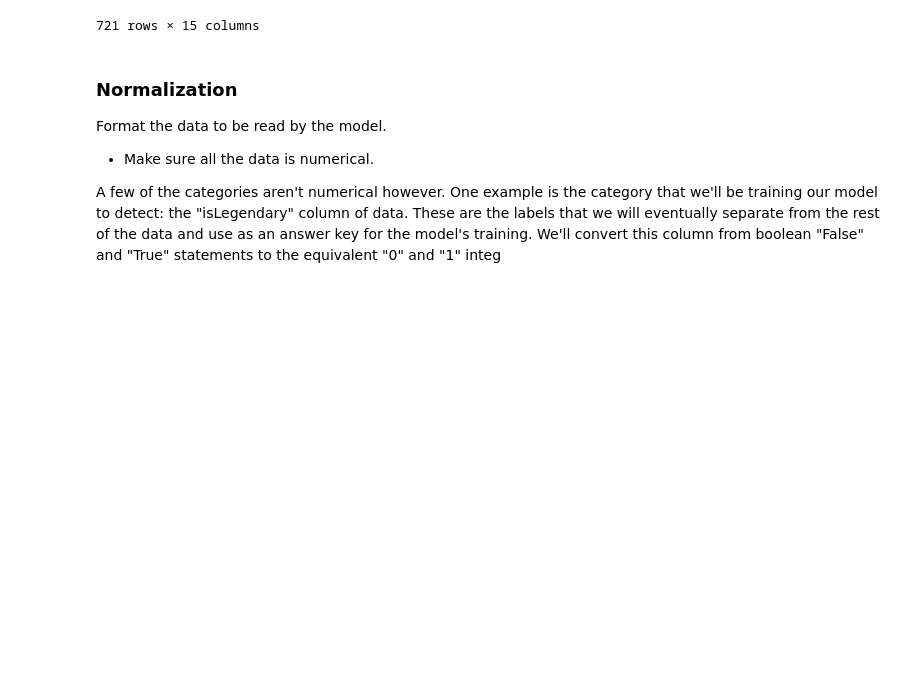
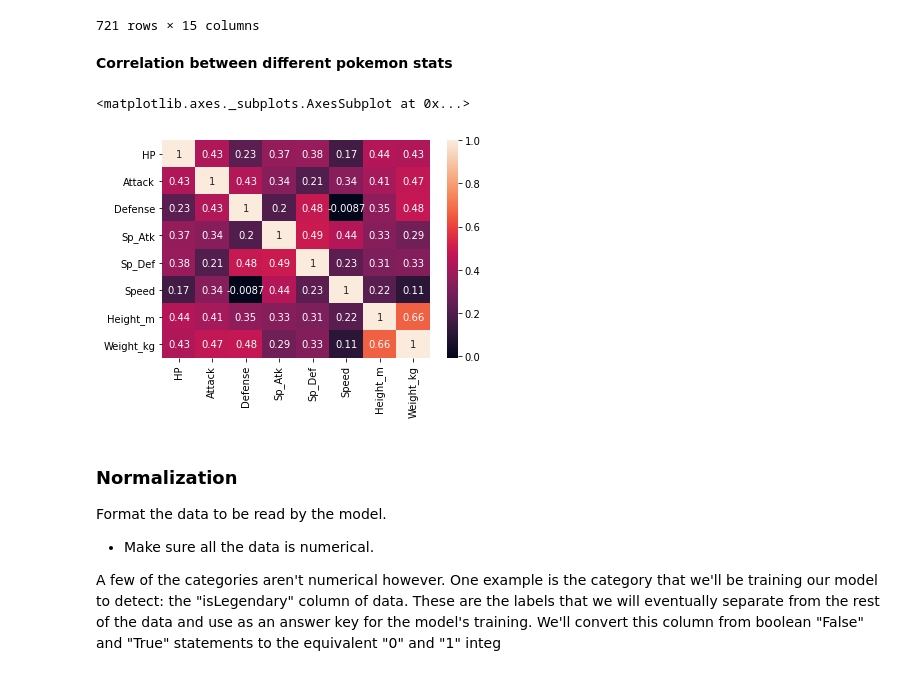
Before and after one commit to maegop/Pokemon-Dataset-EDA, a Jupyter notebook: Pokemon_Stats.ipynb, the cells around one changed output. Cells and saved outputs as stored; diff of their text form; code cells hidden in the pictures; blank space fills up the shorter version.

Commit message:
Visualization update

```diff
--- a/Pokemon_Stats.ipynb
+++ b/Pokemon_Stats.ipynb
@@ -57,6 +61,16 @@ df
 | 719 | True | 6 | Psychic | Ghost | 80 | 110 | 60 | 150 | 130 | 70 | ... |
 | 720 | True | 6 | Fire | Water | 80 | 110 | 120 | 130 | 90 | 70 | ... |
 721 rows × 15 columns
+# %% [markdown]
+**Correlation between different pokemon stats**
+# %%
+import seaborn as sns
+pokemon_stats = df[["HP","Attack","Defense","Sp_Atk","Sp_Def","Speed","Height_m","Weight_kg"]]
+corr = pokemon_stats.corr()
+sns.heatmap(corr,annot = True)
+# %% [output]
+<matplotlib.axes._subplots.AxesSubplot at 0x...>
+[figure, added]
 # %% [markdown]
 ### Normalization
 
```
Also changed, not shown: parts of 2 cells of this notebook.
